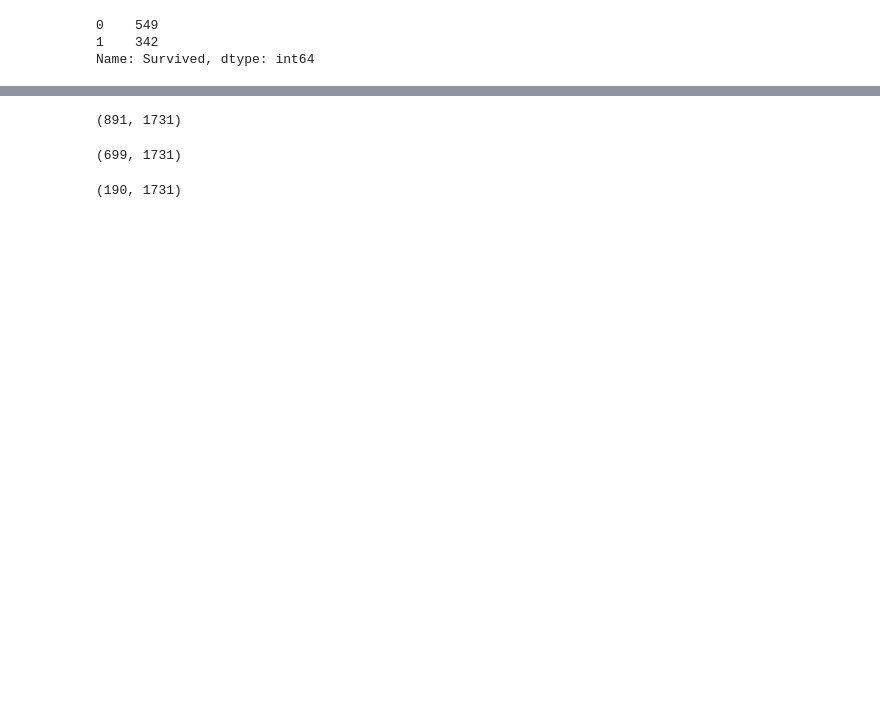
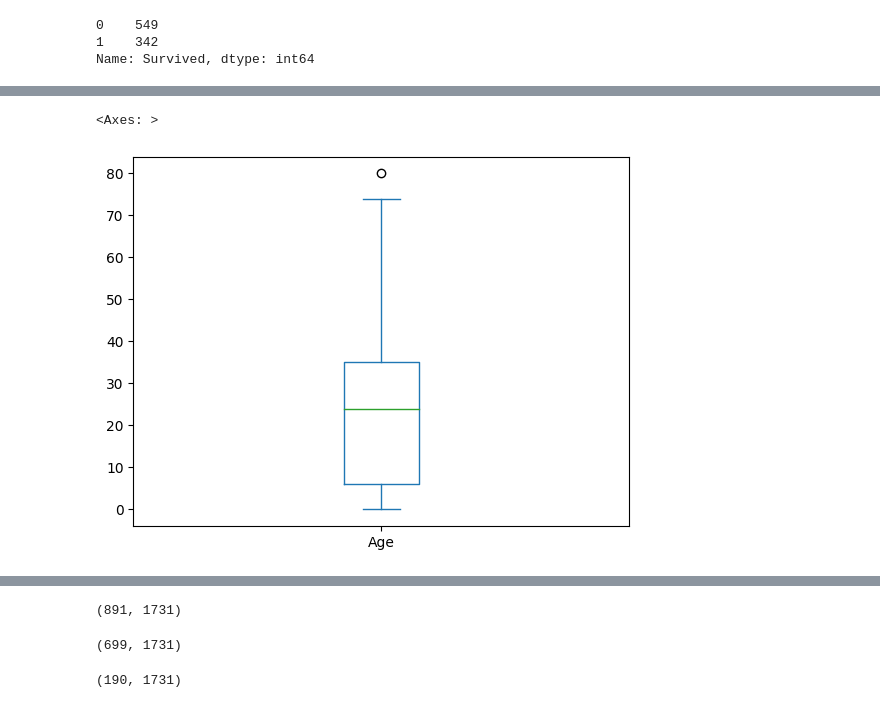
Before and after one commit to rohitingole17792/AI-based-Content-Detection-and-Text-Detection-, a Jupyter notebook: Logistic_Reg.ipynb, the cells around one changed output, grey strips where cells are left out. Cells and saved outputs as stored; diff of their text form; code cells hidden in the pictures; blank space fills up the shorter version.

```diff
--- a/Logistic_Reg.ipynb
+++ b/Logistic_Reg.ipynb
@@ -30,0 +37,5 @@ Name: Survived, dtype: int64
+# %%
+data['Age'].plot.box()
+# %% [output]
+<Axes: >
+[figure, added]
```
Also changed, not shown: parts of 2 cells of this notebook.
